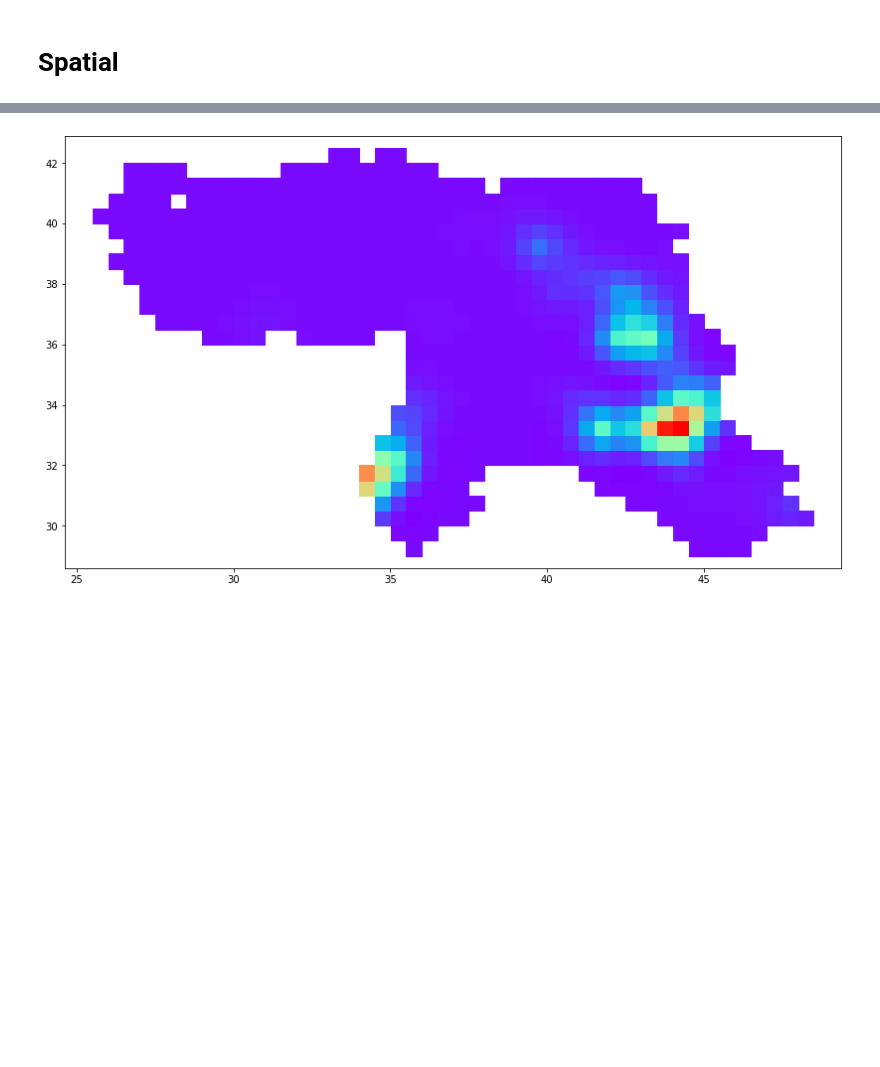
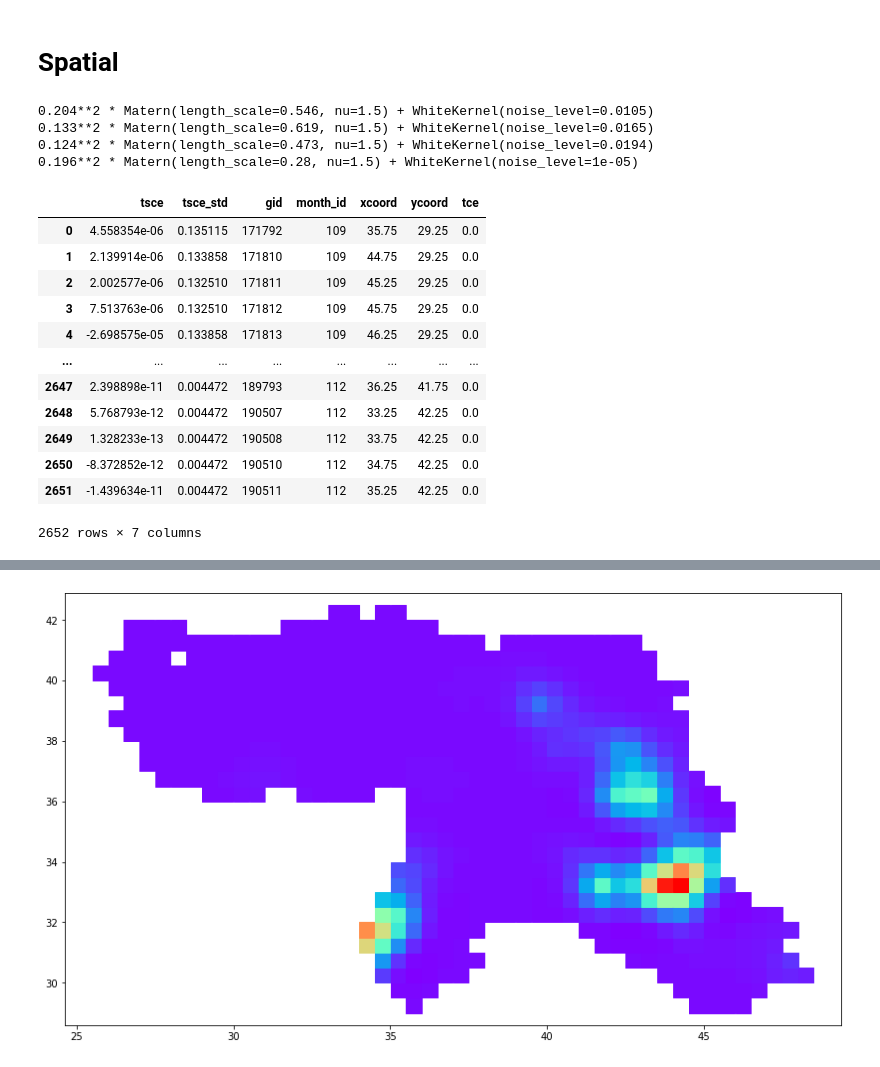
Before and after one commit to Polichinel/Detectron2, a Jupyter notebook: misc/estimating_exposure.ipynb, the cells around one changed output, grey strips where cells are left out. Drawn from its saved outputs; the diff is of its cells as text; code cells hidden in the pictures; blank space fills up the shorter version.

```diff
--- a/misc/estimating_exposure.ipynb
+++ b/misc/estimating_exposure.ipynb
@@ -199,3 +199,37 @@ for i in sorted(df_sub['month_id'].unique())[180:215]:
 ... (58 outputs left out)
 # %% [markdown]
 # Spatial
+# %%
+mean_prediction_list = []
+std_prediction_list = []
+gid_list = [] # for easy merge
+month_id_list = [] # for easy merge
+xcoord_list = []
+ycoord_list = []
+tce_list = []
+
+noise_std = df_sub['tce'].std()
+kernel = ConstantKernel() * Matern(length_scale=0.5, length_scale_bounds=(0.1, 4.0), nu=1.5) + WhiteKernel(noise_level=noise_std)
+gaussian_process = GaussianProcessRegressor(kernel=kernel, n_restarts_optimizer=9)
+
+for month_id in df_sub['month_id'].unique():
+    df_month = df_sub[df_sub['month_id'] == month_id].copy()
+    y = np.array(df_month['tce']).reshape(-1,1)
+    X = np.array(df_month[['xcoord', 'ycoord']]).reshape(-1,2)
+
+    gaussian_process.fit(X, y)
+    print(gaussian_process.kernel_)
+    mean_prediction, std_prediction = gaussian_process.predict(X, return_std=True)
+
+    mean_prediction_list.append(mean_prediction)
+    std_prediction_list.append(std_prediction)
+    gid_list.append(np.array(df_month['gid']))
+    month_id_list.append(np.array(df_month['month_id']))
+    xcoord_list.append(np.array(df_month['xcoord']))
+    ycoord_list.append(np.array(df_month['ycoord']))
+    tce_list.append(np.array(df_month['tce']))
+# %% [output]
+0.204**2 * Matern(length_scale=0.546, nu=1.5) + WhiteKernel(noise_level=0.0105)
+0.133**2 * Matern(length_scale=0.619, nu=1.5) + WhiteKernel(noise_level=0.0165)
+0.124**2 * Matern(length_scale=0.473, nu=1.5) + WhiteKernel(noise_level=0.0194)
+0.196**2 * Matern(length_scale=0.28, nu=1.5) + WhiteKernel(noise_level=1e-05)
@@ -201,0 +244,16 @@ for i in sorted(df_sub['month_id'].unique())[180:215]:
+# %%
+tsce_df
+# %% [output]
+|  | tsce | tsce_std | gid | month_id | xcoord | ycoord | tce |
+| 0 | 4.558354e-06 | 0.135115 | 171792 | 109 | 35.75 | 29.25 | 0.0 |
+| 1 | 2.139914e-06 | 0.133858 | 171810 | 109 | 44.75 | 29.25 | 0.0 |
+| 2 | 2.002577e-06 | 0.132510 | 171811 | 109 | 45.25 | 29.25 | 0.0 |
+| 3 | 7.513763e-06 | 0.132510 | 171812 | 109 | 45.75 | 29.25 | 0.0 |
+| 4 | -2.698575e-05 | 0.133858 | 171813 | 109 | 46.25 | 29.25 | 0.0 |
+| ... | ... | ... | ... | ... | ... | ... | ... |
+| 2647 | 2.398898e-11 | 0.004472 | 189793 | 112 | 36.25 | 41.75 | 0.0 |
+| 2648 | 5.768793e-12 | 0.004472 | 190507 | 112 | 33.25 | 42.25 | 0.0 |
+| 2649 | 1.328233e-13 | 0.004472 | 190508 | 112 | 33.75 | 42.25 | 0.0 |
+| 2650 | -8.372852e-12 | 0.004472 | 190510 | 112 | 34.75 | 42.25 | 0.0 |
+| 2651 | -1.439634e-11 | 0.004472 | 190511 | 112 | 35.25 | 42.25 | 0.0 |
+2652 rows × 7 columns
```
Also changed, not shown: parts of 10 cells of this notebook.
